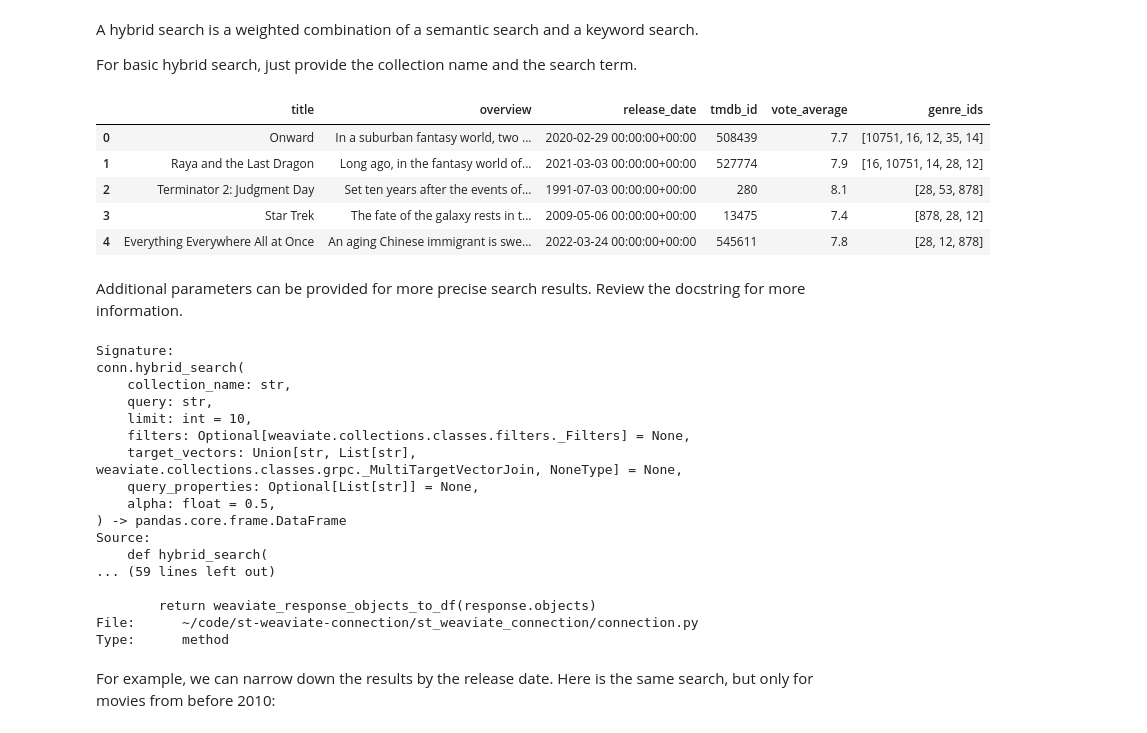
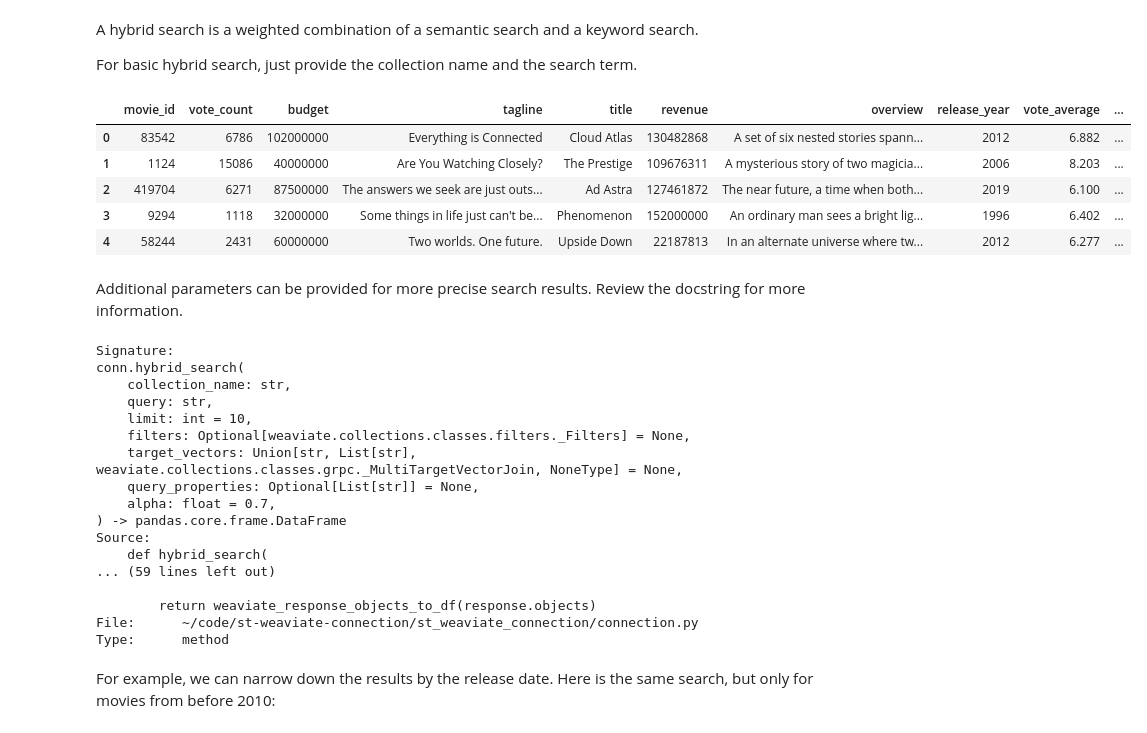
Before and after one commit to weaviate/st-weaviate-connection, a Jupyter notebook: notebooks/01_demo.ipynb, the cells around one changed output. Drawn from its saved outputs; the diff is of its cells as text; code cells hidden in the pictures.

```diff
--- a/notebooks/01_demo.ipynb
+++ b/notebooks/01_demo.ipynb
@@ -41,13 +41,13 @@ The `Movie` collection is set up to use OpenAI for semantic search.
 # %%
 weaviate_url = os.environ["WEAVIATE_URL"]
 weaviate_apikey = os.environ["WEAVIATE_API_KEY"]
-openai_apikey = os.environ["OPENAI_API_KEY"]  # Optional (for semantic search)
+cohere_apikey = os.environ["COHERE_API_KEY"]  # Optional (for semantic search)
 
 conn = st.connection(
     "weaviate",
     type=WeaviateConnection,
     url=weaviate_url,
     api_key=weaviate_apikey,
-    additional_headers={"X-OpenAI-Api-Key": openai_apikey},
+    additional_headers={"X-Cohere-Api-Key": cohere_apikey},
 )
 # %% [output]
@@ -71,18 +71,18 @@ A hybrid search is a weighted combination of a semantic search and a keyword sea
 For basic hybrid search, just provide the collection name and the search term.
 # %%
 df = conn.hybrid_search(
-    collection_name="Movie",
+    collection_name="MovieDemo",
     query="Fantasy or sci-fi drama",
 )
 
 df.head()
 # %% [output]
-|  | title | overview | release_date | tmdb_id | vote_average | genre_ids |
-| 0 | Onward | In a suburban fantasy world, two ... | 2020-02-29 00:00:00+00:00 | 508439 | 7.7 | [10751, 16, 12, 35, 14] |
-| 1 | Raya and the Last Dragon | Long ago, in the fantasy world of... | 2021-03-03 00:00:00+00:00 | 527774 | 7.9 | [16, 10751, 14, 28, 12] |
-| 2 | Terminator 2: Judgment Day | Set ten years after the events of... | 1991-07-03 00:00:00+00:00 | 280 | 8.1 | [28, 53, 878] |
-| 3 | Star Trek | The fate of the galaxy rests in t... | 2009-05-06 00:00:00+00:00 | 13475 | 7.4 | [878, 28, 12] |
-| 4 | Everything Everywhere All at Once | An aging Chinese immigrant is swe... | 2022-03-24 00:00:00+00:00 | 545611 | 7.8 | [28, 12, 878] |
+|  | movie_id | vote_count | budget | tagline | title | revenue | overview | release_year | vote_average | ... |
+| 0 | 83542 | 6786 | 102000000 | Everything is Connected | Cloud Atlas | 130482868 | A set of six nested stories spann... | 2012 | 6.882 | ... |
+| 1 | 1124 | 15086 | 40000000 | Are You Watching Closely? | The Prestige | 109676311 | A mysterious story of two magicia... | 2006 | 8.203 | ... |
+| 2 | 419704 | 6271 | 87500000 | The answers we seek are just outs... | Ad Astra | 127461872 | The near future, a time when both... | 2019 | 6.100 | ... |
+| 3 | 9294 | 1118 | 32000000 | Some things in life just can't be... | Phenomenon | 152000000 | An ordinary man sees a bright lig... | 1996 | 6.402 | ... |
+| 4 | 58244 | 2431 | 60000000 | Two worlds. One future. | Upside Down | 22187813 | In an alternate universe where tw... | 2012 | 6.277 | ... |
 # %% [markdown]
 Additional parameters can be provided for more precise search results. Review the docstring for more information.
 # %%
@@ -96,7 +96,7 @@ conn.hybrid_search(
     filters: Optional[weaviate.collections.classes.filters._Filters] = None,
     target_vectors: Union[str, List[str], weaviate.collections.classes.grpc._MultiTargetVectorJoin, NoneType] = None,
     query_properties: Optional[List[str]] = None,
-    alpha: float = 0.5,
+    alpha: float = 0.7,
 ) -> pandas.core.frame.DataFrame
 Source:
     def hybrid_search(
```
Also changed, not shown: parts of 5 cells of this notebook, 2 other files.
